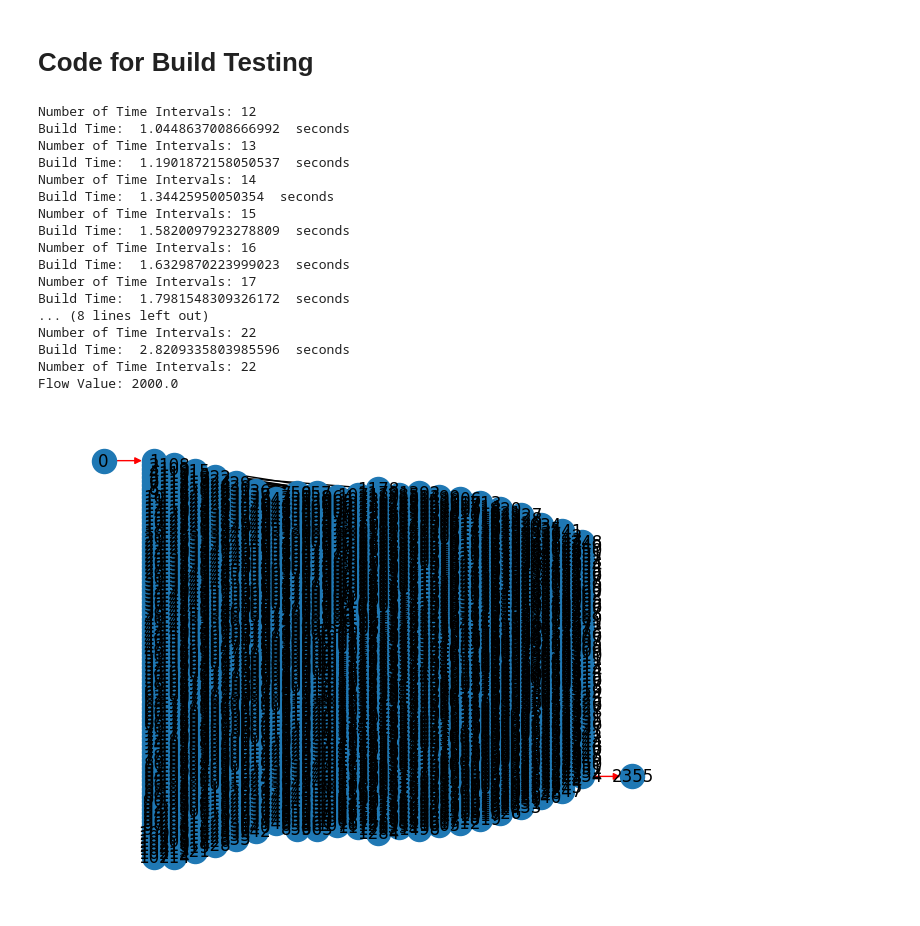
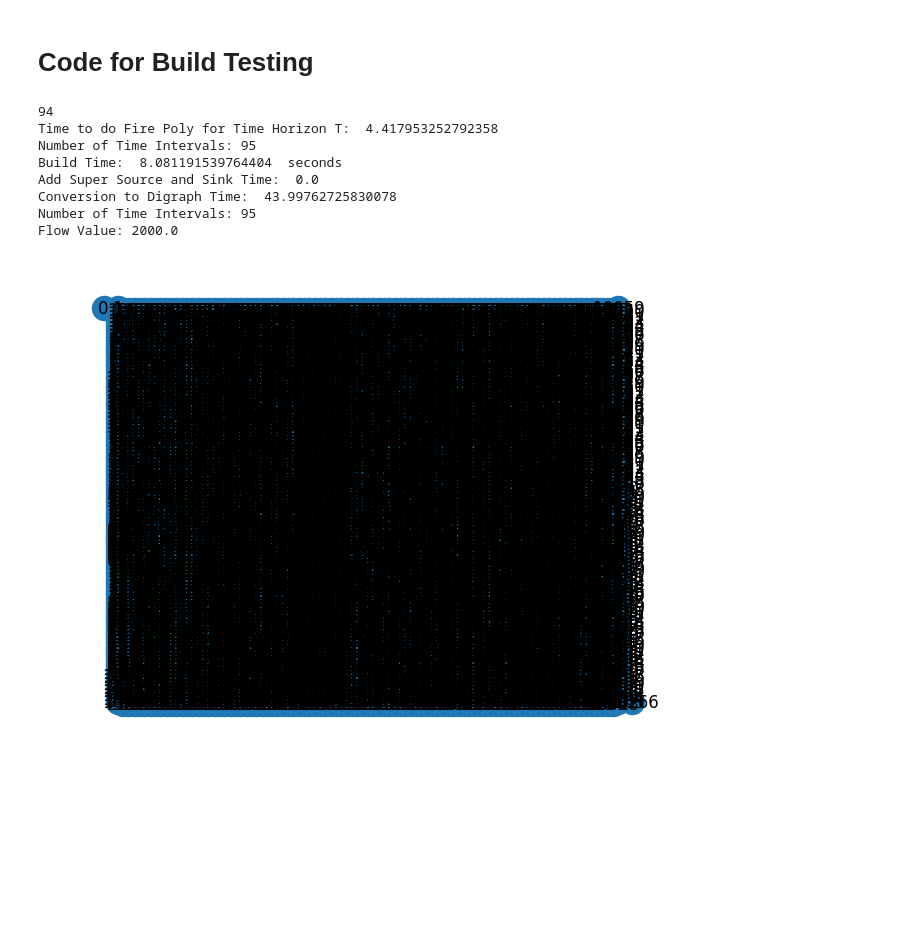
Before and after one commit to DillWithIt77/Fire_Evac_F22, a Jupyter notebook: Real-world Testing.ipynb, the cells around one changed output. Drawn from its saved outputs; the diff is of its cells as text; code cells hidden in the pictures; blank space fills up the shorter version.

Commit message:
real-world testing begins
Can begin testing on other locations or with varying source/sinks

```diff
--- a/Real-world Testing.ipynb
+++ b/Real-world Testing.ipynb
@@ -75,6 +123,7 @@ def add_orig_dest(G, sup_dem:[int, np.ndarray]):
 # Functions to set up for Max Flow Alogirthm
 # %%
 def add_s_t(G, ten, time_horizon,removed_nodes_mat):
+    start = time.time()
     orig_nodes = list(G.nodes)
     ten_nodes = list(ten.nodes)
 
@@ -95,16 +144,19 @@ def add_s_t(G, ten, time_horizon,removed_nodes_mat):
             for k in range(time_horizon-1):
                 added = False
                 if i in removed_nodes_mat[k+1]:
-                    print((i+1) + ((k) * len(orig_nodes)))
                     ten.add_edge((i+1) + ((k) * len(orig_nodes)),t, cost = 0, upper = -G._node[i]['sup_dem'], lower = 0)
                     added = True
                     break;
             if added is False:
                 ten.add_edge((i+1) + ((time_horizon-1) * len(orig_nodes)),t, cost = 0, upper = -G._node[i]['sup_dem'], lower = 0)
+
+    end = time.time()
+    print('Add Super Source and Sink Time: ',end-start)
     return ten
 # %%
 ###note that this function does not account for the cost of each edge, just the capacity
 def simplify_multigraph(graph):
+    start = time.time()
     num_nodes = max(graph.nodes)
     edges = graph.edges
 
@@ -120,7 +172,8 @@ def simplify_multigraph(graph):
                     for k in range(1,num_edges):
                         tot_cap = tot_cap + graph[i][j][k]['upper']
                 simp_graph.add_edge(i,j, upper = tot_cap, lower = 0)
-
+    end = time.time()
+    print('Conversion to Digraph Time: ',end-start)
     return simp_graph
 # %%
 def color_max_flow(graph, flow_dict):
@@ -184,10 +237,11 @@ def det_rem_parts(G, fire_polygon, smoke_polygon):
 def create_fire_mat(G, fire_origin, init_radius, time_horizon):
     removed_node_mat = []
     removed_edge_mat = []
+    start = time.time()
     for i in range(time_horizon):
         ###create fire_poly and smoke_poly in coordinate system of network
-        radius = init_radius+(0.025*i) #increase the radius by 0.025 of a meter with each time step
-        # radius = init_radius #increase the radius by a quarter meter with each time step
+        # radius = init_radius+(0.025*i) #increase the radius by 0.025 of a meter with each time step
+        radius = init_radius #increase the radius by a quarter meter with each time step
         fire_polygon = geodesic_point_buffer(G,fire_origin[0],fire_origin[1],radius)
         smoke_polygon = geodesic_point_buffer(G,fire_origin[0],fire_origin[1],radius*1.01)
 
@@ -195,6 +249,9 @@ def create_fire_mat(G, fire_origin, init_radius, time_horizon):
 
         removed_node_mat.append(removed_nodes)
         removed_edge_mat.append(removed_edges)
+    end = time.time()
+    print("Time to do Fire Poly for Time Horizon T: ", end - start)
+
     return (removed_node_mat, removed_edge_mat)
 # %% [markdown]
 # Create TEN (accounts for removed nodes and arcs)
@@ -349,9 +418,12 @@ G = add_costs(G,costs)
 print('Costs Added')
 
 #sup_dem:int = 0
+orig,dest = orig_dest_nodes(G,"Lyons")
 sup_dem = np.zeros(len(G.nodes))
-sup_dem[0] = 2000
-sup_dem[len(G.nodes)-1] = -2000
+# sup_dem[oig] = 2000
+sup_dem[dest] = -2000
+sup_dem[12] = 2000
+# sup_dem[max(G.nodes)] = -2000
 G = add_orig_dest(G,sup_dem)
 print('Supply and Demand Values Added')
 
@@ -374,32 +456,25 @@ Time to Build Original Network:  0.6431703567504883  seconds
 # %% [markdown]
 # Code for Build Testing
 # %%
-fire_origin = [40.229520, -105.263912]
+# fire_origin = [40.229520, -105.263912]
+fire_origin = [40.213739, -105.279067]
 lyons = G.copy()
-fire_radius =  0.0004
+fire_radius =  0
+from networkx.algorithms.flow import shortest_augmenting_path
 
-num_time_ints, max_flow, G_test,flow_dict = det_num_int(lyons, 2000, fire_origin, fire_radius)
+num_time_ints, max_flow, G_test,flow_dict = det_num_int(lyons, 4, fire_origin, fire_radius)
 print('Number of Time Intervals:',num_time_ints)
 print('Flow Value:', max_flow)
 # %% [output]
-Number of Time Intervals: 12
-Build Time:  1.0448637008666992  seconds
-Number of Time Intervals: 13
-Build Time:  1.1901872158050537  seconds
-Number of Time Intervals: 14
-Build Time:  1.34425950050354  seconds
-Number of Time Intervals: 15
-Build Time:  1.5820097923278809  seconds
-Number of Time Intervals: 16
-Build Time:  1.6329870223999023  seconds
-Number of Time Intervals: 17
-Build Time:  1.7981548309326172  seconds
-... (8 lines left out)
-Number of Time Intervals: 22
-Build Time:  2.8209335803985596  seconds
-Number of Time Intervals: 22
+94
+Time to do Fire Poly for Time Horizon T:  4.417953252792358
+Number of Time Intervals: 95
+Build Time:  8.081191539764404  seconds
+Add Super Source and Sink Time:  0.0
+Conversion to Digraph Time:  43.99762725830078
+Number of Time Intervals: 95
 Flow Value: 2000.0
-[figure, old version]
+[figure, new version]
 # %%
 ###Dijkstra's algorithm (with some modifications)
 def find_all_paths(edge_list, start, ends, path=[]):
```
Also changed, not shown: parts of 10 cells of this notebook.
